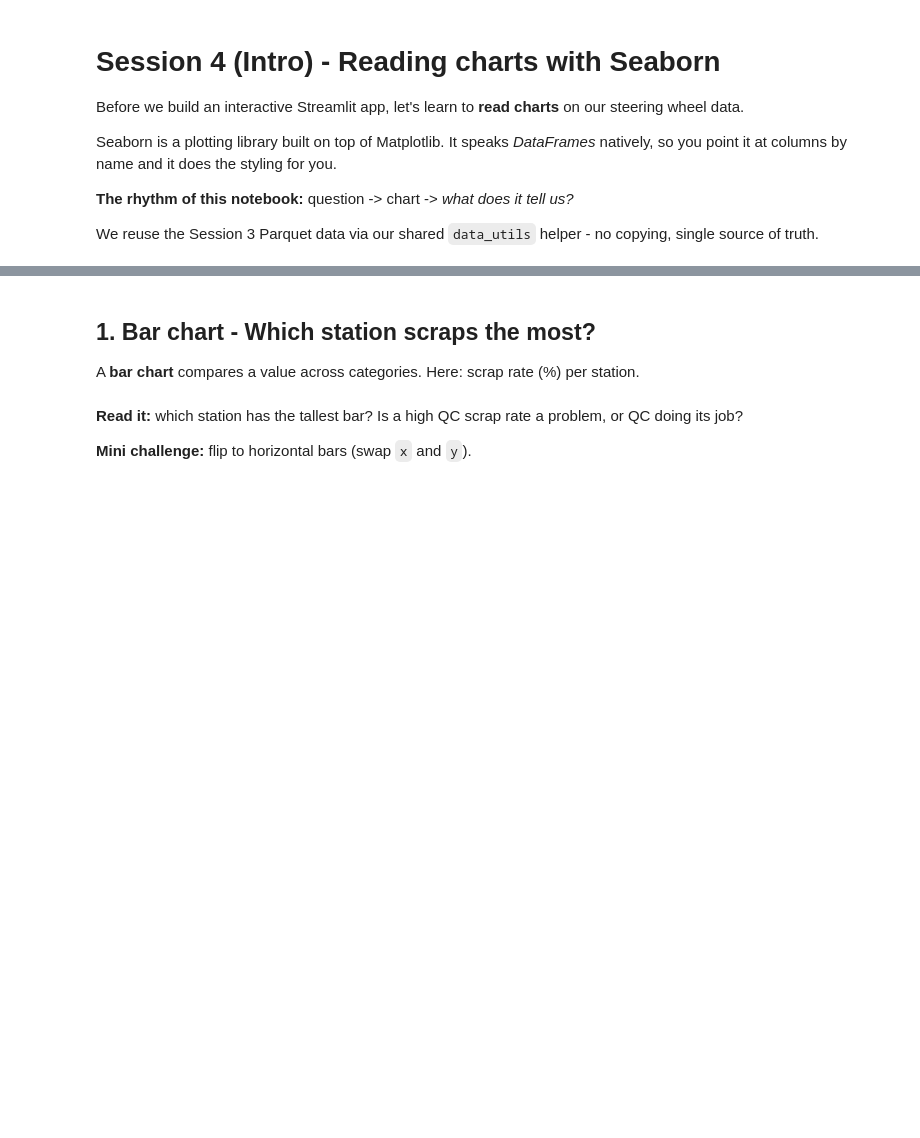
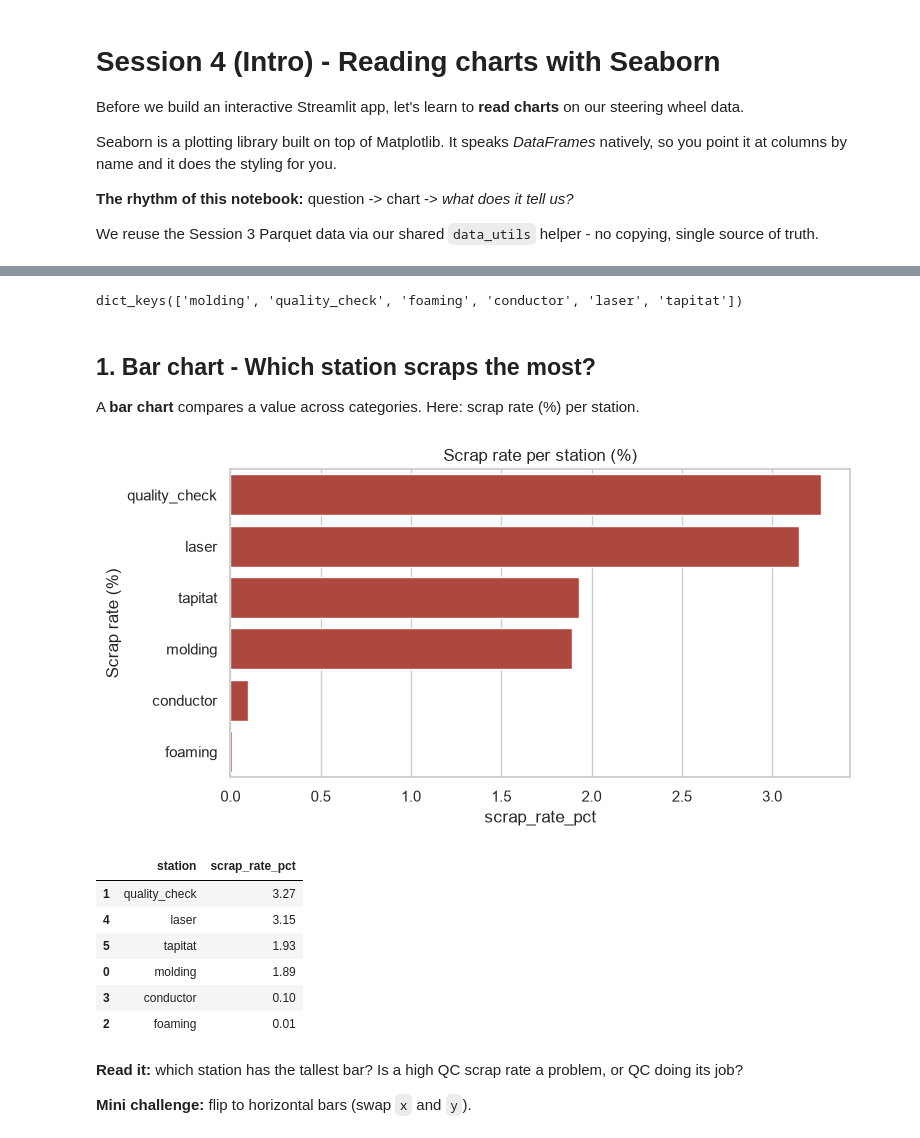
Before and after one commit to cordu-dev/savnet-python-ai, a Jupyter notebook: M3&4/Session4-Visualization-Streamlit/session4_seaborn_explore.ipynb, the cells around one changed output, grey strips where cells are left out. Drawn from its saved outputs; the diff is of its cells as text; code cells hidden in the pictures; blank space fills up the shorter version.

```diff
--- a/M3&4/Session4-Visualization-Streamlit/session4_seaborn_explore.ipynb
+++ b/M3&4/Session4-Visualization-Streamlit/session4_seaborn_explore.ipynb
@@ -26,3 +33,7 @@ frames["molding"].head()
+# %%
+frames.keys()
+# %% [output]
+dict_keys(['molding', 'quality_check', 'foaming', 'conductor', 'laser', 'tapitat'])
 # %% [markdown]
 ## 1. Bar chart - Which station scraps the most?
 
@@ -30,15 +41,24 @@ A **bar chart** compares a value across categories. Here: scrap rate (%) per sta
 # %%
 # Our helper loops over every station and returns a tidy 2-column table.
 station_scrap = du.scrap_rate_by_station(frames)
 
 # fig = the canvas, ax = the area we draw on.
 fig, ax = plt.subplots(figsize=(8, 4))
-sns.barplot(data=station_scrap, x="station", y="scrap_rate_pct", ax=ax, color="#c0392b")
+sns.barplot(data=station_scrap, y="station", x="scrap_rate_pct", ax=ax, color="#c0392b")
 ax.set_title("Scrap rate per station (%)")
 ax.set_ylabel("Scrap rate (%)")
 plt.show()
 
 station_scrap
+# %% [output]
+[figure, added]
+|  | station | scrap_rate_pct |
+| 1 | quality_check | 3.27 |
+| 4 | laser | 3.15 |
+| 5 | tapitat | 1.93 |
+| 0 | molding | 1.89 |
+| 3 | conductor | 0.10 |
+| 2 | foaming | 0.01 |
 # %% [markdown]
 **Read it:** which station has the tallest bar? Is a high QC scrap rate a problem, or QC doing its job?
 
```
Also changed, not shown: parts of 1 cell of this notebook, 15 other files.
